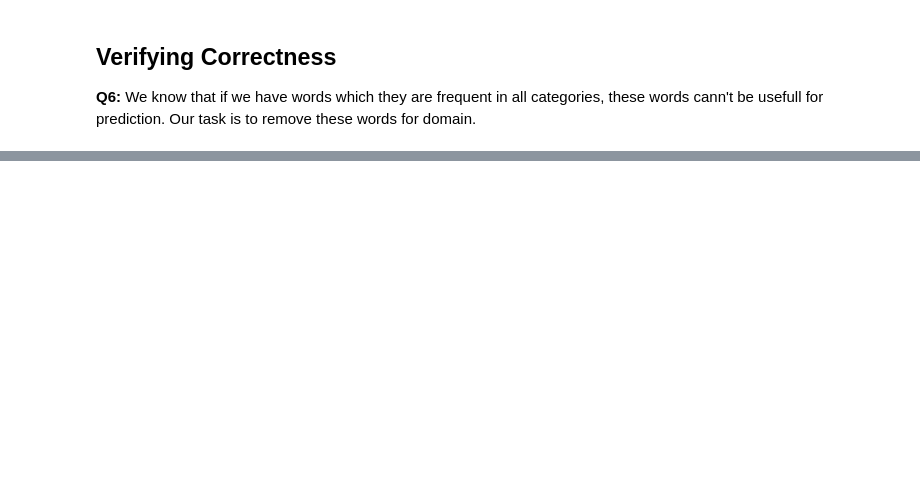
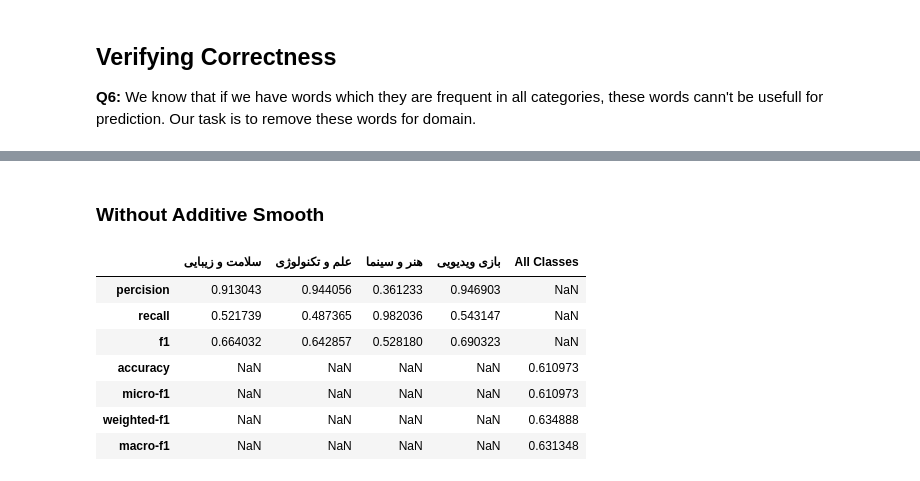
Before and after one commit to morteza-nouri/AI-Naive-Bayes-Classifier, a Jupyter notebook: AI-CA3-Report.ipynb, the cells around one changed output, grey strips where cells are left out. Cells and saved outputs as stored; diff of their text form; code cells hidden in the pictures; blank space fills up the shorter version.

```diff
--- a/AI-CA3-Report.ipynb
+++ b/AI-CA3-Report.ipynb
@@ -148,0 +230,20 @@ plot.show()
+# %% [markdown]
+### Without Additive Smooth
+# %%
+alpha = 0
+prob_table = (train_freq + alpha) / (train_freq.values.sum() + alpha)
+
+normal_test = test_df.copy()
+normal_test['Predicted Class'] = normal_test['content'].apply(estimate)
+normal_res = evaluate(normal_test)
+display(normal_test)
+display(normal_res)
+# %% [output]
+|  | سلامت و زیبایی | علم و تکنولوژی | هنر و سینما | بازی ویدیویی | All Classes |
+| percision | 0.913043 | 0.944056 | 0.361233 | 0.946903 | NaN |
+| recall | 0.521739 | 0.487365 | 0.982036 | 0.543147 | NaN |
+| f1 | 0.664032 | 0.642857 | 0.528180 | 0.690323 | NaN |
+| accuracy | NaN | NaN | NaN | NaN | 0.610973 |
+| micro-f1 | NaN | NaN | NaN | NaN | 0.610973 |
+| weighted-f1 | NaN | NaN | NaN | NaN | 0.634888 |
+| macro-f1 | NaN | NaN | NaN | NaN | 0.631348 |
```
Also changed, not shown: parts of 18 cells of this notebook.
